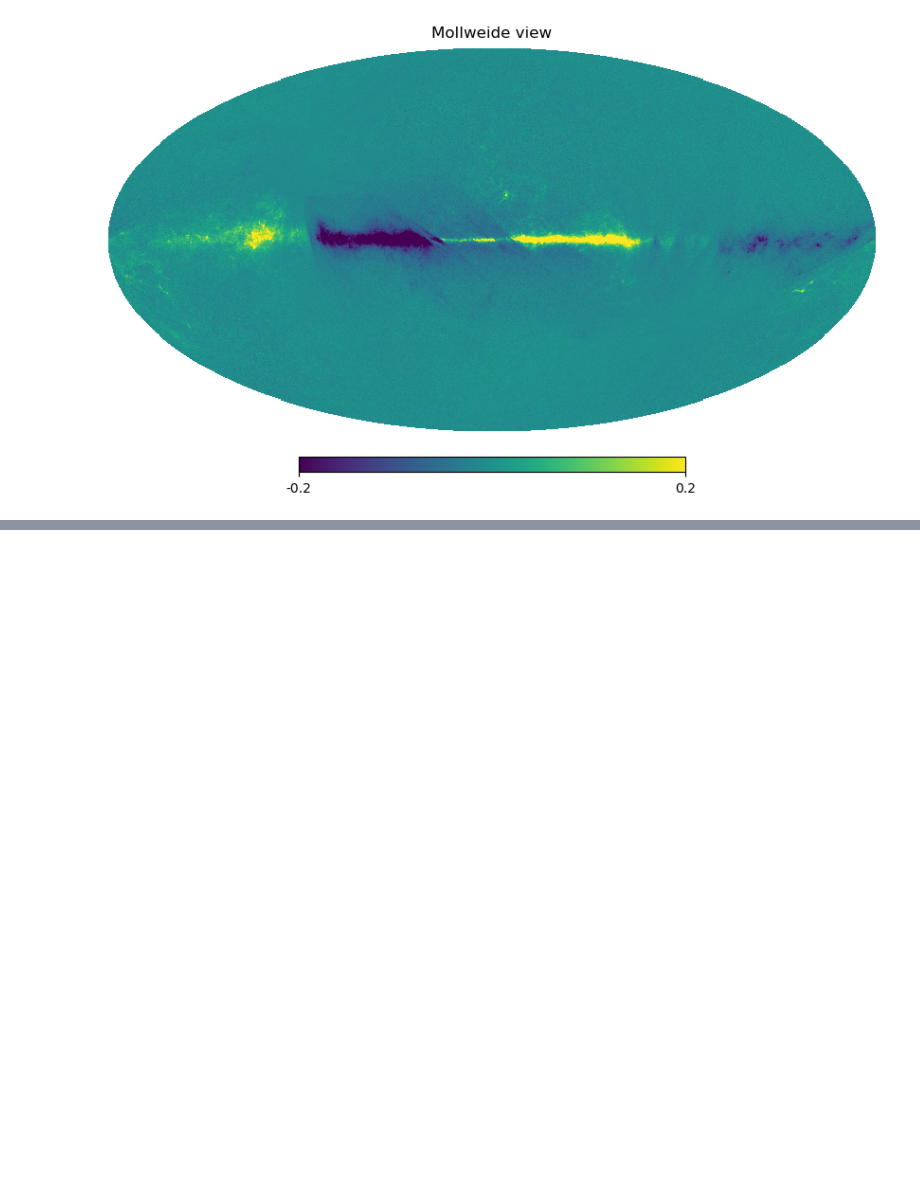
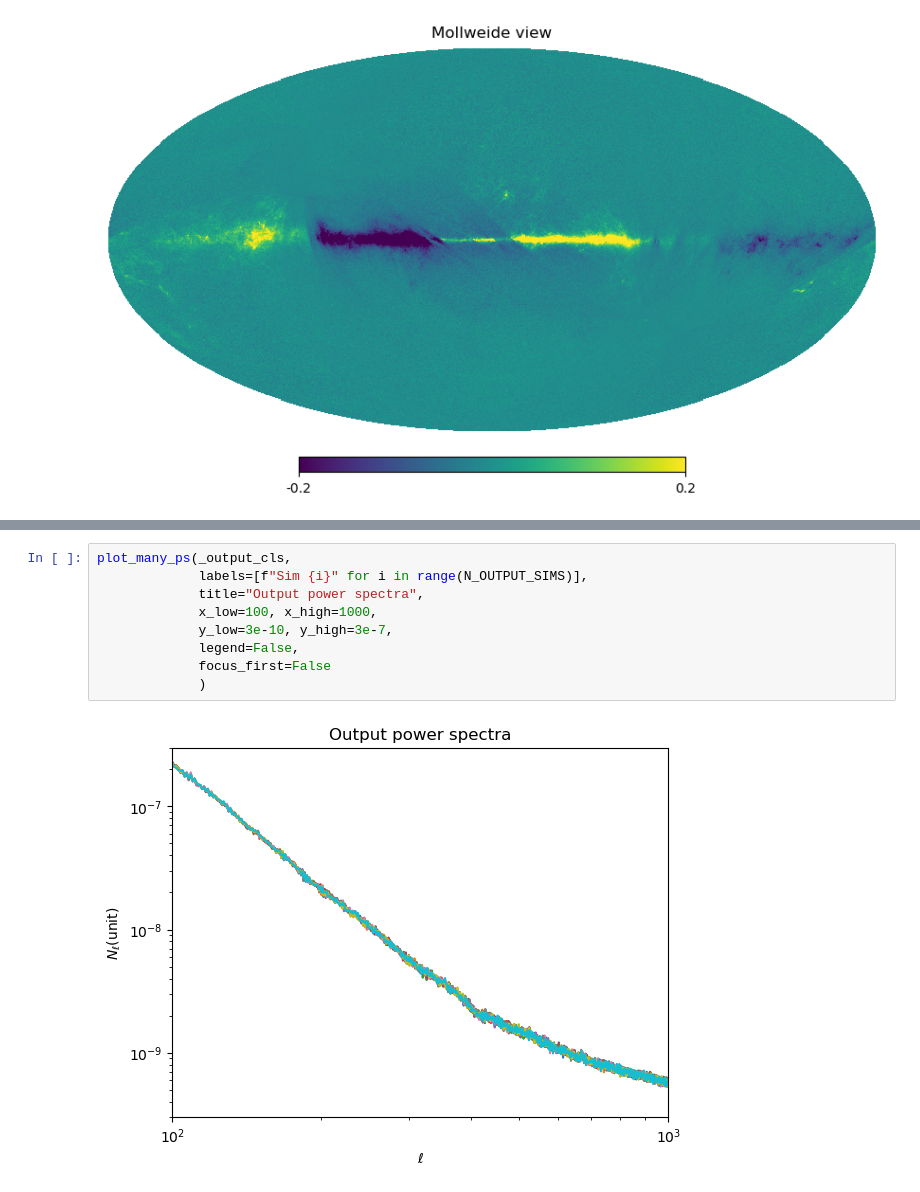
Before and after one commit to CMB-ML/variance_map_ps, a Jupyter notebook: demo_noise_method_545.ipynb, the cells around one changed output, grey strips where cells are left out. Cells and saved outputs as stored; diff of their text form; blank space fills up the shorter version.

```diff
--- a/demo_noise_method_545.ipynb
+++ b/demo_noise_method_545.ipynb
@@ -429,0 +445,11 @@ plot_many_ps(_output_cls,
+# %%
+plot_many_ps(_output_cls,
+             labels=[f"Sim {i}" for i in range(N_OUTPUT_SIMS)],
+             title="Output power spectra",
+             x_low=100, x_high=1000,
+             y_low=3e-10, y_high=3e-7,
+             legend=False,
+             focus_first=False
+             )
+# %% [output]
+[figure, added]
```
Also changed, not shown: parts of 10 cells of this notebook, 2 other files.
